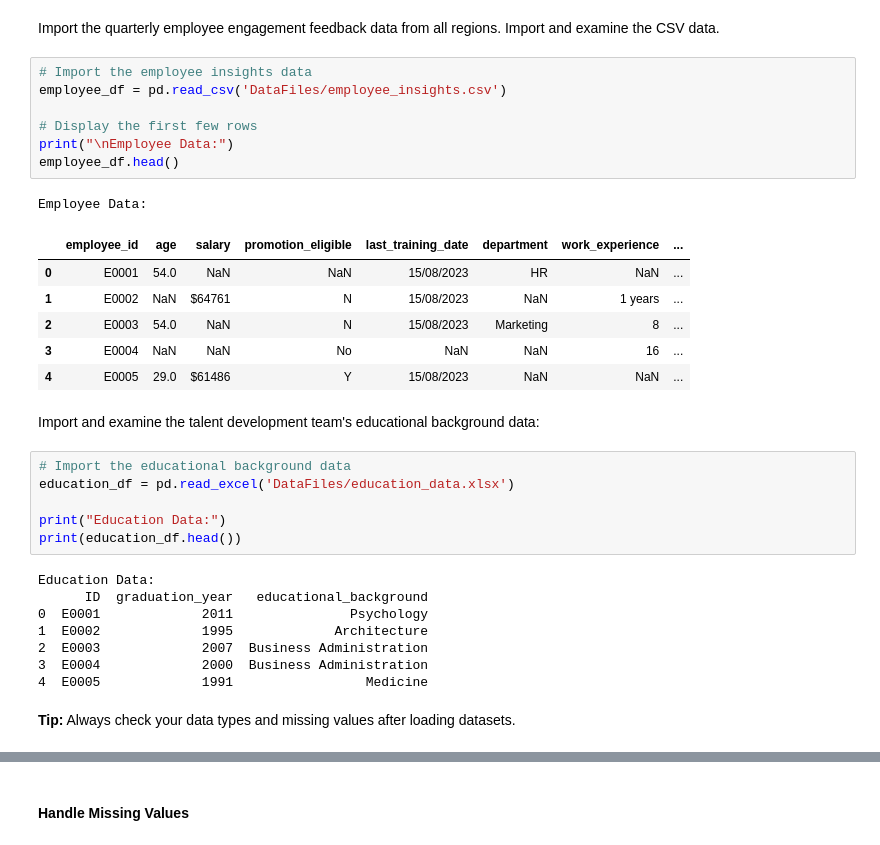
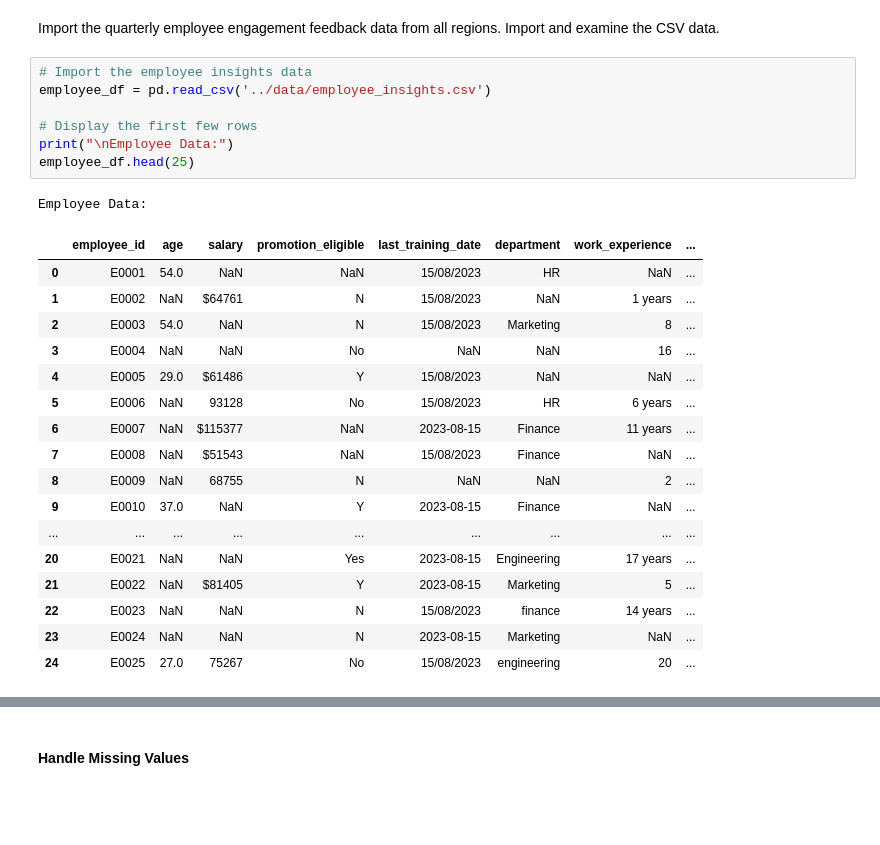
Before and after one commit to aysuntm/engage-metrics-workforce-analytics, a Jupyter notebook: notebooks/01_data_cleaning.ipynb, the cells around one changed output, grey strips where cells are left out. Cells and saved outputs as stored; diff of their text form; blank space fills up the shorter version.

```diff
--- a/notebooks/01_data_cleaning.ipynb
+++ b/notebooks/01_data_cleaning.ipynb
@@ -32,34 +32,27 @@ Note: you may need to restart the kernel to use updated packages.
 Import the quarterly employee engagement feedback data from all regions.  Import and examine the CSV data.
 # %%
 # Import the employee insights data
-employee_df = pd.read_csv('DataFiles/employee_insights.csv')
+employee_df = pd.read_csv('../data/employee_insights.csv')
 
 # Display the first few rows
 print("\nEmployee Data:")
-employee_df.head()
+employee_df.head(25)
 # %% [output]
 Employee Data:
 |  | employee_id | age | salary | promotion_eligible | last_training_date | department | work_experience | ... |
 | 0 | E0001 | 54.0 | NaN | NaN | 15/08/2023 | HR | NaN | ... |
 | 1 | E0002 | NaN | $64761 | N | 15/08/2023 | NaN | 1 years | ... |
 | 2 | E0003 | 54.0 | NaN | N | 15/08/2023 | Marketing | 8 | ... |
 | 3 | E0004 | NaN | NaN | No | NaN | NaN | 16 | ... |
 | 4 | E0005 | 29.0 | $61486 | Y | 15/08/2023 | NaN | NaN | ... |
+| 5 | E0006 | NaN | 93128 | No | 15/08/2023 | HR | 6 years | ... |
+| 6 | E0007 | NaN | $115377 | NaN | 2023-08-15 | Finance | 11 years | ... |
+| 7 | E0008 | NaN | $51543 | NaN | 15/08/2023 | Finance | NaN | ... |
+| 8 | E0009 | NaN | 68755 | N | NaN | NaN | 2 | ... |
+| 9 | E0010 | 37.0 | NaN | Y | 2023-08-15 | Finance | NaN | ... |
+| ... | ... | ... | ... | ... | ... | ... | ... | ... |
+| 20 | E0021 | NaN | NaN | Yes | 2023-08-15 | Engineering | 17 years | ... |
+| 21 | E0022 | NaN | $81405 | Y | 2023-08-15 | Marketing | 5 | ... |
+| 22 | E0023 | NaN | NaN | N | 15/08/2023 | finance | 14 years | ... |
+| 23 | E0024 | NaN | NaN | N | 2023-08-15 | Marketing | NaN | ... |
+| 24 | E0025 | 27.0 | 75267 | No | 15/08/2023 | engineering | 20 | ... |
-# %% [markdown]
-Import and examine the talent development team's educational background data:
-# %%
-# Import the educational background data
-education_df = pd.read_excel('DataFiles/education_data.xlsx')
-
-print("Education Data:")
-print(education_df.head())
-# %% [output]
-Education Data:
-      ID  graduation_year   educational_background
-0  E0001             2011               Psychology
-1  E0002             1995             Architecture
-2  E0003             2007  Business Administration
-3  E0004             2000  Business Administration
-4  E0005             1991                 Medicine
-# %% [markdown]
-<b>Tip:</b> Always check your data types and missing values after loading datasets.
```
Also changed, not shown: parts of 32 cells of this notebook.
